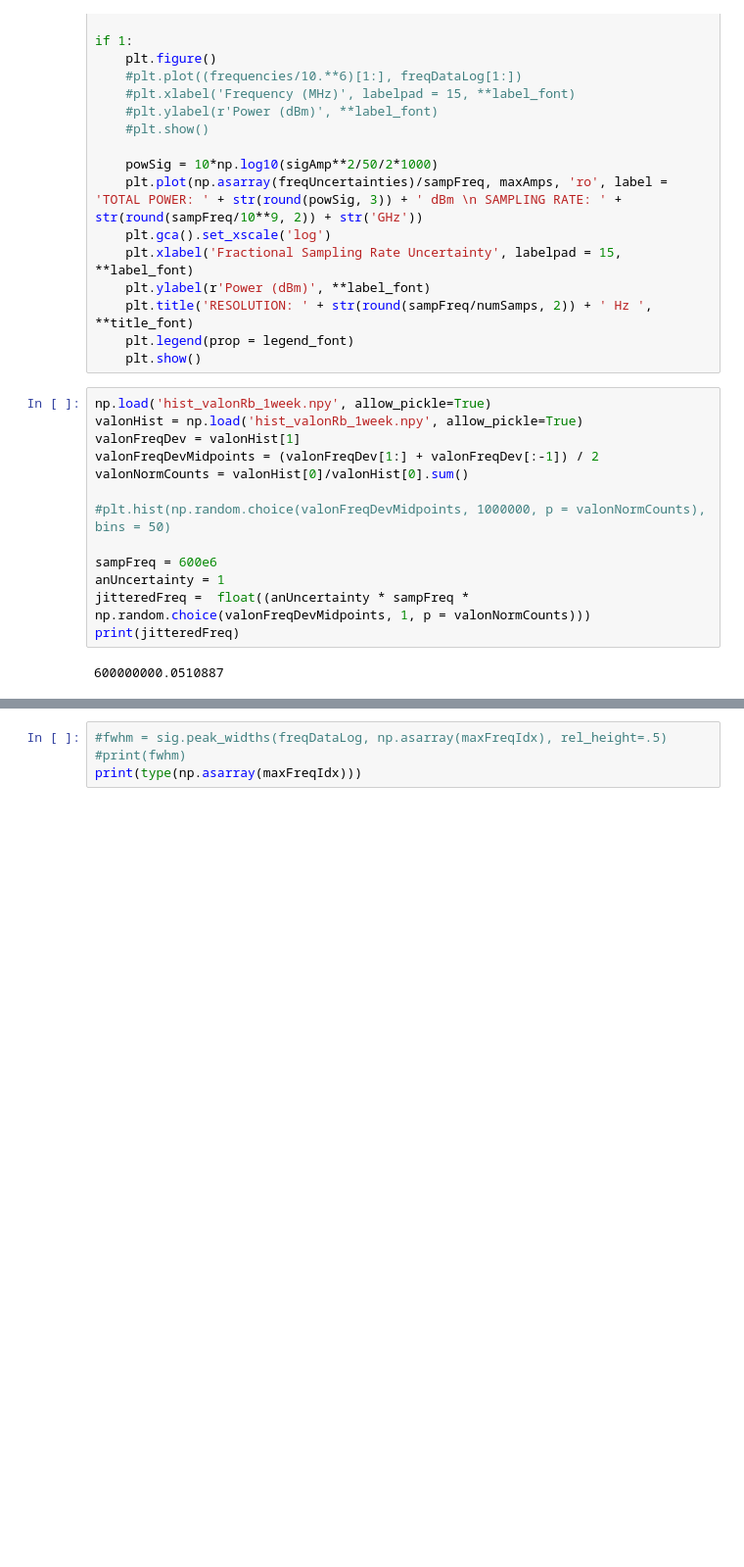
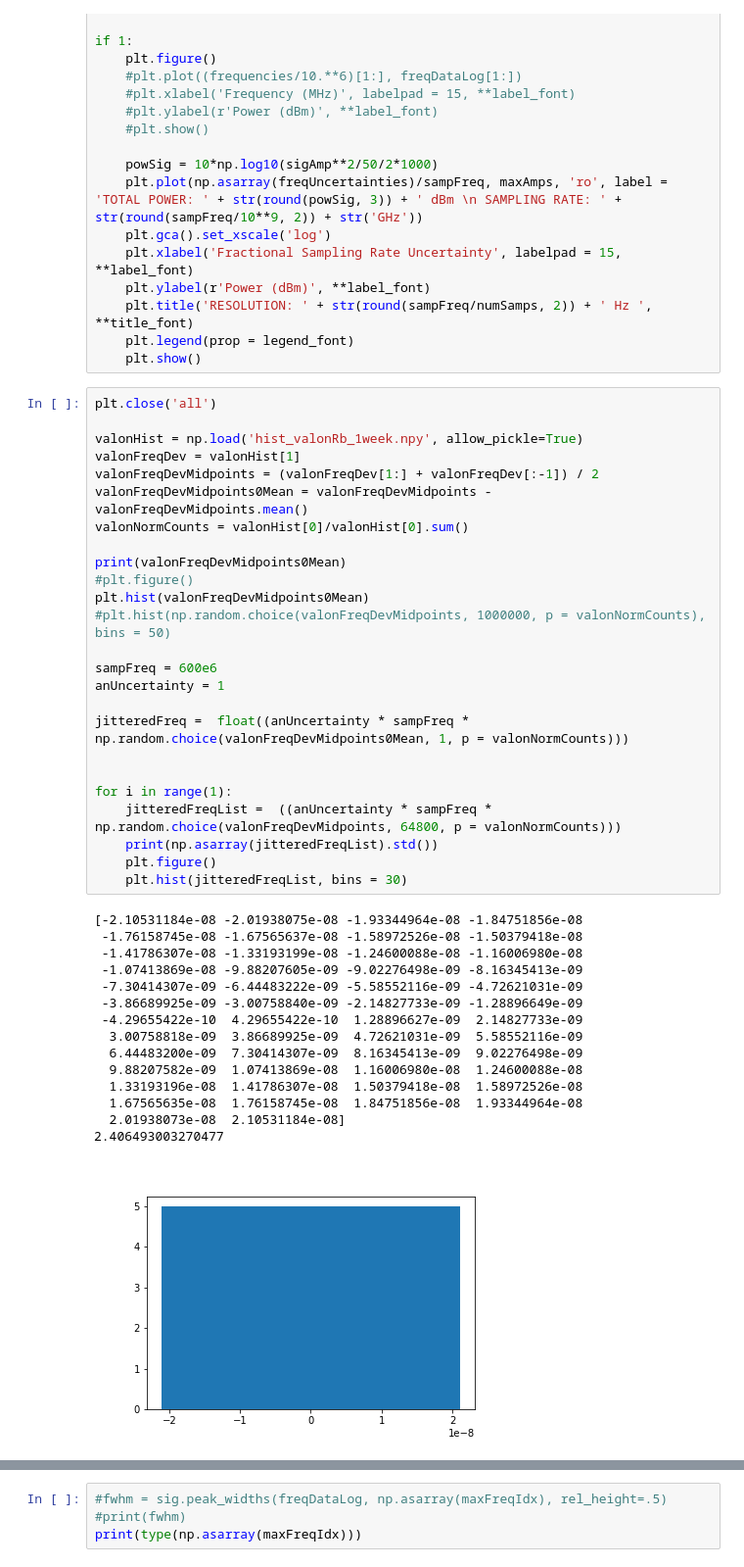
Before and after one commit to josephmlev/darkRadio, a Jupyter notebook: daqAnalysisAndExperiments/phaseNoiseTesting/simClockJitter_multithread.ipynb, the cells around one changed output, grey strips where cells are left out. Shown at 98% size. Saved outputs shown, nothing was run; the diff lists cells and outputs as text; blank space fills up the shorter version.

Commit message:
clock jitter stuff

```diff
--- a/daqAnalysisAndExperiments/phaseNoiseTesting/simClockJitter_multithread.ipynb
+++ b/daqAnalysisAndExperiments/phaseNoiseTesting/simClockJitter_multithread.ipynb
@@ -256,17 +256,43 @@ if 1:
     plt.legend(prop = legend_font)
     plt.show()
 # %%
-np.load('hist_valonRb_1week.npy', allow_pickle=True)
+plt.close('all')
+
 valonHist = np.load('hist_valonRb_1week.npy', allow_pickle=True)
 valonFreqDev = valonHist[1]
 valonFreqDevMidpoints = (valonFreqDev[1:] + valonFreqDev[:-1]) / 2
+valonFreqDevMidpoints0Mean = valonFreqDevMidpoints - valonFreqDevMidpoints.mean()
 valonNormCounts = valonHist[0]/valonHist[0].sum()
 
+print(valonFreqDevMidpoints0Mean)
+#plt.figure()
+plt.hist(valonFreqDevMidpoints0Mean)
 #plt.hist(np.random.choice(valonFreqDevMidpoints, 1000000, p = valonNormCounts), bins = 50)
 
 sampFreq = 600e6
 anUncertainty = 1
-jitteredFreq =  float((anUncertainty * sampFreq * np.random.choice(valonFreqDevMidpoints, 1, p = valonNormCounts)))
-print(jitteredFreq)
+
+jitteredFreq =  float((anUncertainty * sampFreq * np.random.choice(valonFreqDevMidpoints0Mean, 1, p = valonNormCounts)))
+
+
+for i in range(1):
+    jitteredFreqList =  ((anUncertainty * sampFreq * np.random.choice(valonFreqDevMidpoints, 64800, p = valonNormCounts)))
+    print(np.asarray(jitteredFreqList).std())
+    plt.figure()
+    plt.hist(jitteredFreqList, bins = 30)
 # %% [output]
-600000000.0510887
+[-2.10531184e-08 -2.01938075e-08 -1.93344964e-08 -1.84751856e-08
+ -1.76158745e-08 -1.67565637e-08 -1.58972526e-08 -1.50379418e-08
+ -1.41786307e-08 -1.33193199e-08 -1.24600088e-08 -1.16006980e-08
+ -1.07413869e-08 -9.88207605e-09 -9.02276498e-09 -8.16345413e-09
+ -7.30414307e-09 -6.44483222e-09 -5.58552116e-09 -4.72621031e-09
+ -3.86689925e-09 -3.00758840e-09 -2.14827733e-09 -1.28896649e-09
+ -4.29655422e-10  4.29655422e-10  1.28896627e-09  2.14827733e-09
+  3.00758818e-09  3.86689925e-09  4.72621031e-09  5.58552116e-09
+  6.44483200e-09  7.30414307e-09  8.16345413e-09  9.02276498e-09
+  9.88207582e-09  1.07413869e-08  1.16006980e-08  1.24600088e-08
+  1.33193196e-08  1.41786307e-08  1.50379418e-08  1.58972526e-08
+  1.67565635e-08  1.76158745e-08  1.84751856e-08  1.93344964e-08
+  2.01938073e-08  2.10531184e-08]
+2.406493003270477
+[figure, added]
```
Also changed, not shown: parts of 5 cells of this notebook, 2 other files.
